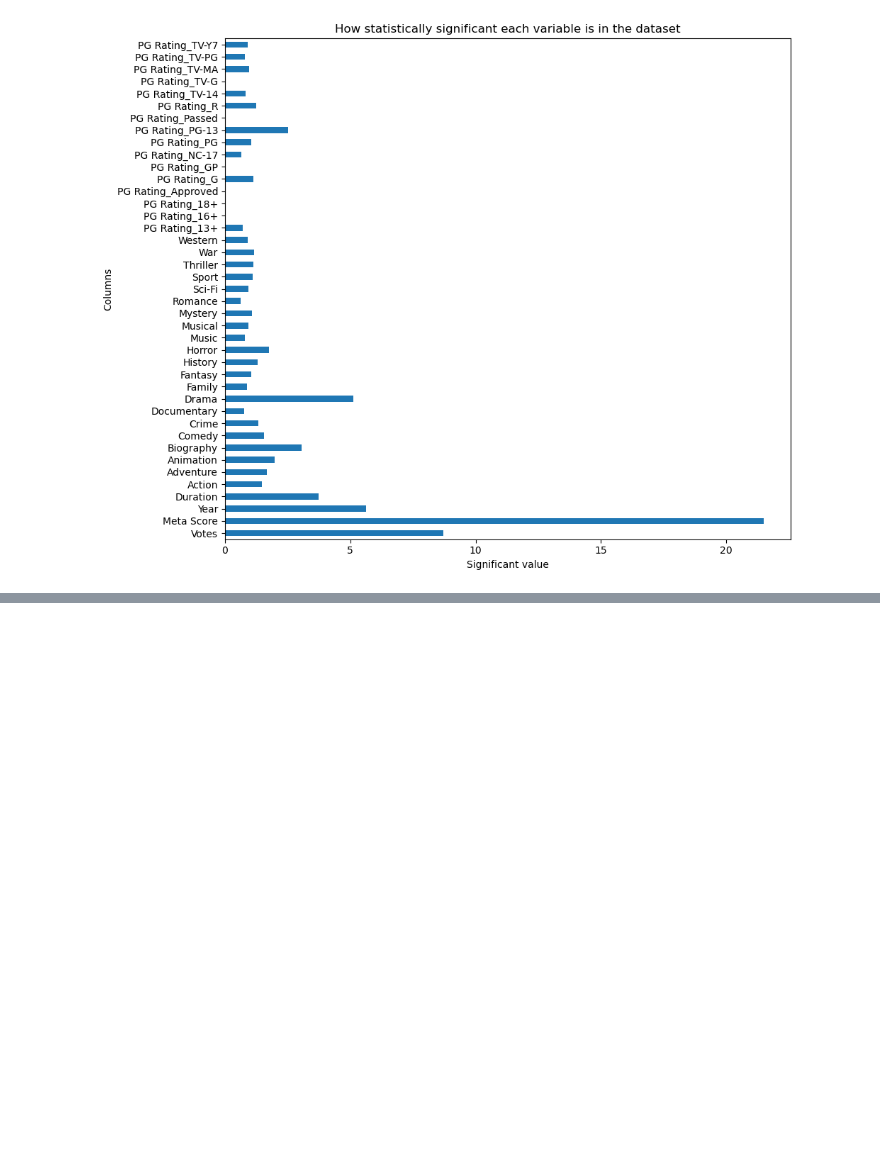
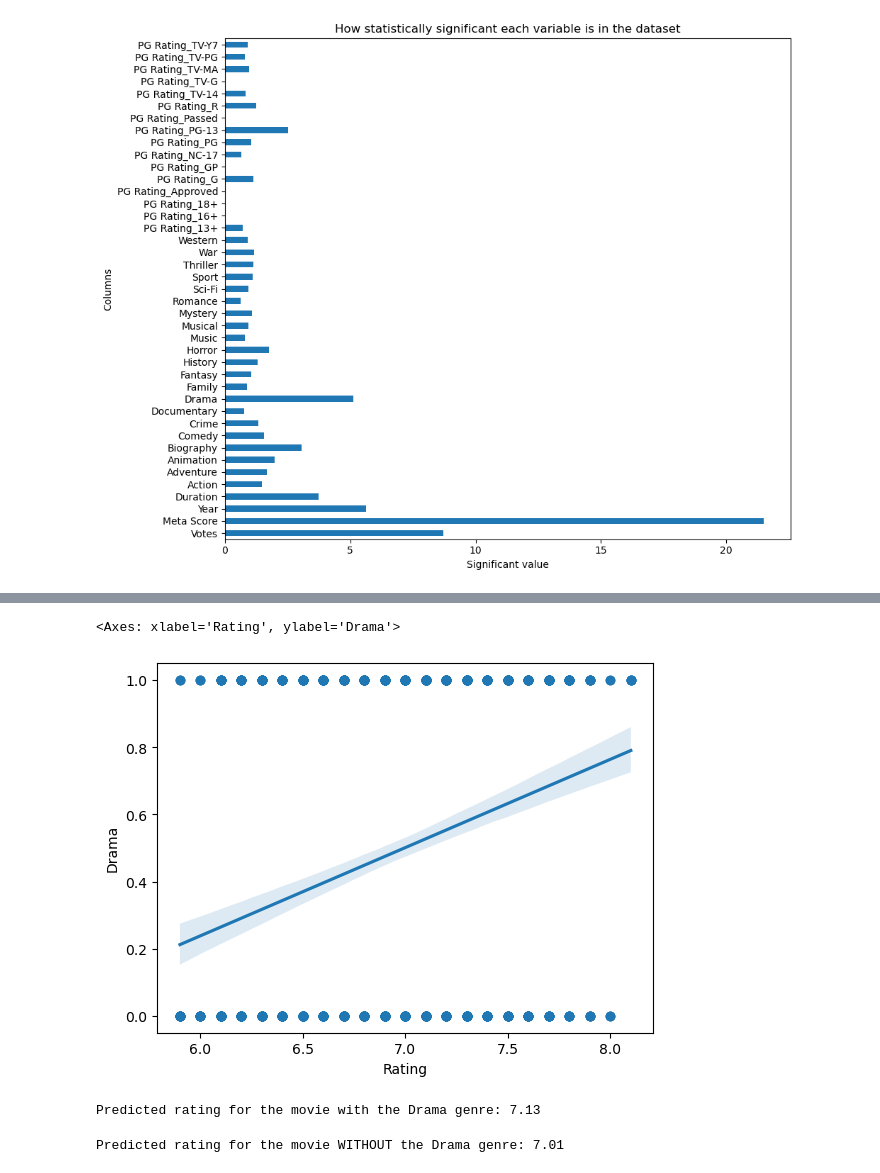
Before and after one commit to crypt0kitik/Introduction-to-Machine-Learning-Methods, a Jupyter notebook: Exercise1_LinearRegression/Linear_regresssion.ipynb, the cells around one changed output, grey strips where cells are left out. Saved outputs shown, nothing was run; the diff lists cells and outputs as text; code cells hidden in the pictures; blank space fills up the shorter version.

```diff
--- a/Exercise1_LinearRegression/Linear_regresssion.ipynb
+++ b/Exercise1_LinearRegression/Linear_regresssion.ipynb
@@ -681,0 +758,69 @@ invalid value encountered in divide
+# %%
+# we can try the regresion plot
+sns.regplot(data=df, x='Rating', y='Drama')
+
+# I think, that there could be a correlation:
+# if a movie is drama -> more chances to have a better Rating
+# %% [output]
+<Axes: xlabel='Rating', ylabel='Drama'>
+[figure, added]
+# %%
+# let's test this idea
+# the first variant with choosing the drama genre
+# let's try with some new imaginary data
+tester_row = {
+    'Votes': 20000,
+    'Meta Score': 54.0,
+    'Year': 2020,
+    'Duration': 117,
+    'Action': 0,'Adventure': 0, 'Animation': 1, 'Biography': 0, 'Comedy': 0, 'Crime': 0, 'Documentary': 0,
+       'Drama': 1, 'Family': 0, 'Fantasy': 0, 'History': 0, 'Horror': 0, 'Music': 0, 'Musical': 0,
+       'Mystery': 0, 'Romance': 0, 'Sci-Fi': 0, 'Sport': 0, 'Thriller': 0, 'War': 0, 'Western': 0,
+
+    'PG Rating_13+': 1, 'PG Rating_16+': 0, 'PG Rating_18+': 0, 'PG Rating_Approved': 0,
+       'PG Rating_G': 0, 'PG Rating_GP': 0, 'PG Rating_NC-17': 0, 'PG Rating_PG': 0,
+       'PG Rating_PG-13': 0, 'PG Rating_Passed': 0, 'PG Rating_R': 0, 'PG Rating_TV-14': 0,
+       'PG Rating_TV-G': 0, 'PG Rating_TV-MA': 0, 'PG Rating_TV-PG': 0,
+       'PG Rating_TV-Y7': 0
+}
+
+# convert to pandas-format
+tester_row = pd.DataFrame([tester_row])
+
+# use our model to predict our tester_row data
+result = lm.predict(tester_row)[0]
+
+print()
+print(f"Predicted rating for the movie with the Drama genre: {round(float(result), 2)}")
+# %% [output]
+Predicted rating for the movie with the Drama genre: 7.13
+# %%
+# let's test this idea
+# the first variant with choosing the drama genre
+# let's try with some new imaginary data
+tester_row = {
+    'Votes': 20000,
+    'Meta Score': 54.0,
+    'Year': 2020,
+    'Duration': 117,
+    'Action': 0,'Adventure': 0, 'Animation': 1, 'Biography': 0, 'Comedy': 0, 'Crime': 0, 'Documentary': 0,
+       'Drama': 0, 'Family': 0, 'Fantasy': 0, 'History': 0, 'Horror': 0, 'Music': 0, 'Musical': 0,
+       'Mystery': 0, 'Romance': 0, 'Sci-Fi': 0, 'Sport': 0, 'Thriller': 0, 'War': 0, 'Western': 0,
+
+    'PG Rating_13+': 1, 'PG Rating_16+': 0, 'PG Rating_18+': 0, 'PG Rating_Approved': 0,
+       'PG Rating_G': 0, 'PG Rating_GP': 0, 'PG Rating_NC-17': 0, 'PG Rating_PG': 0,
+       'PG Rating_PG-13': 0, 'PG Rating_Passed': 0, 'PG Rating_R': 0, 'PG Rating_TV-14': 0,
+       'PG Rating_TV-G': 0, 'PG Rating_TV-MA': 0, 'PG Rating_TV-PG': 0,
+       'PG Rating_TV-Y7': 0
+}
+
+# convert to pandas-format
+tester_row = pd.DataFrame([tester_row])
+
+# use our model to predict our tester_row data
+result = lm.predict(tester_row)[0]
+
+print()
+print(f"Predicted rating for the movie WITHOUT the Drama genre: {round(float(result), 2)}")
+# %% [output]
+Predicted rating for the movie WITHOUT the Drama genre: 7.01
```
Also changed, not shown: parts of 7 cells of this notebook.
